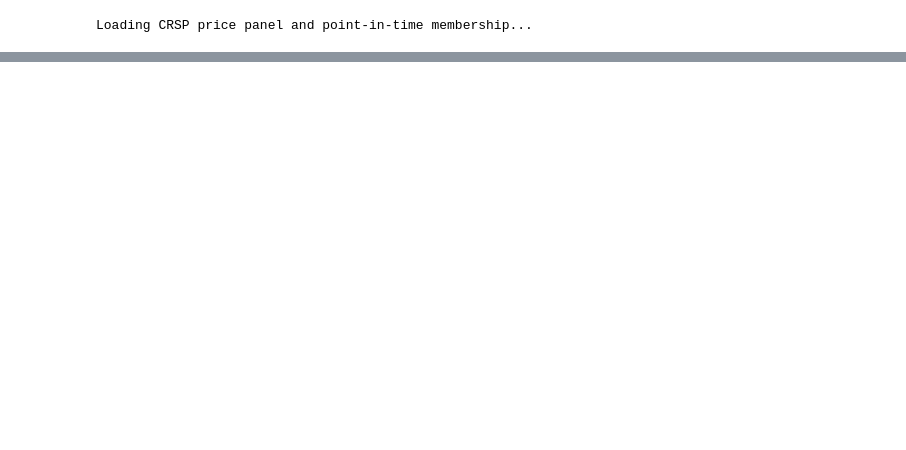
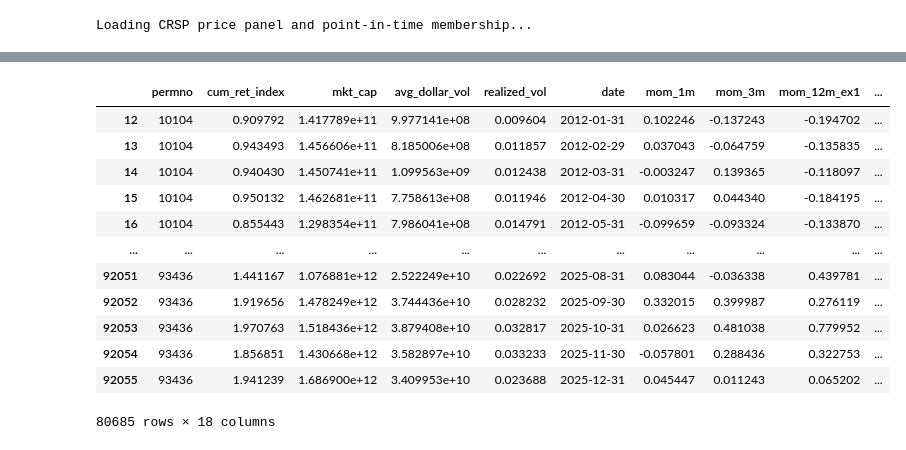
Before and after one commit to wonjunjo123/cross-sectional-factor-model, a Jupyter notebook: src/main.ipynb, the cells around one changed output, grey strips where cells are left out. Drawn from its saved outputs; the diff is of its cells as text; code cells hidden in the pictures; blank space fills up the shorter version.

```diff
--- a/src/main.ipynb
+++ b/src/main.ipynb
@@ -88,0 +95,16 @@ plot_model_comparison(OUTPUT_DIR / "model_comparison.csv", OUTPUT_DIR / "model_c
+# %%
+feature_panel
+# %% [output]
+|  | permno | cum_ret_index | mkt_cap | avg_dollar_vol | realized_vol | date | mom_1m | mom_3m | mom_12m_ex1 | ... |
+| 12 | 10104 | 0.909792 | 1.417789e+11 | 9.977141e+08 | 0.009604 | 2012-01-31 | 0.102246 | -0.137243 | -0.194702 | ... |
+| 13 | 10104 | 0.943493 | 1.456606e+11 | 8.185006e+08 | 0.011857 | 2012-02-29 | 0.037043 | -0.064759 | -0.135835 | ... |
+| 14 | 10104 | 0.940430 | 1.450741e+11 | 1.099563e+09 | 0.012438 | 2012-03-31 | -0.003247 | 0.139365 | -0.118097 | ... |
+| 15 | 10104 | 0.950132 | 1.462681e+11 | 7.758613e+08 | 0.011946 | 2012-04-30 | 0.010317 | 0.044340 | -0.184195 | ... |
+| 16 | 10104 | 0.855443 | 1.298354e+11 | 7.986041e+08 | 0.014791 | 2012-05-31 | -0.099659 | -0.093324 | -0.133870 | ... |
+| ... | ... | ... | ... | ... | ... | ... | ... | ... | ... | ... |
+| 92051 | 93436 | 1.441167 | 1.076881e+12 | 2.522249e+10 | 0.022692 | 2025-08-31 | 0.083044 | -0.036338 | 0.439781 | ... |
+| 92052 | 93436 | 1.919656 | 1.478249e+12 | 3.744436e+10 | 0.028232 | 2025-09-30 | 0.332015 | 0.399987 | 0.276119 | ... |
+| 92053 | 93436 | 1.970763 | 1.518436e+12 | 3.879408e+10 | 0.032817 | 2025-10-31 | 0.026623 | 0.481038 | 0.779952 | ... |
+| 92054 | 93436 | 1.856851 | 1.430668e+12 | 3.582897e+10 | 0.033233 | 2025-11-30 | -0.057801 | 0.288436 | 0.322753 | ... |
+| 92055 | 93436 | 1.941239 | 1.686900e+12 | 3.409953e+10 | 0.023688 | 2025-12-31 | 0.045447 | 0.011243 | 0.065202 | ... |
+80685 rows × 18 columns
```
Also changed, not shown: parts of 7 cells of this notebook.
